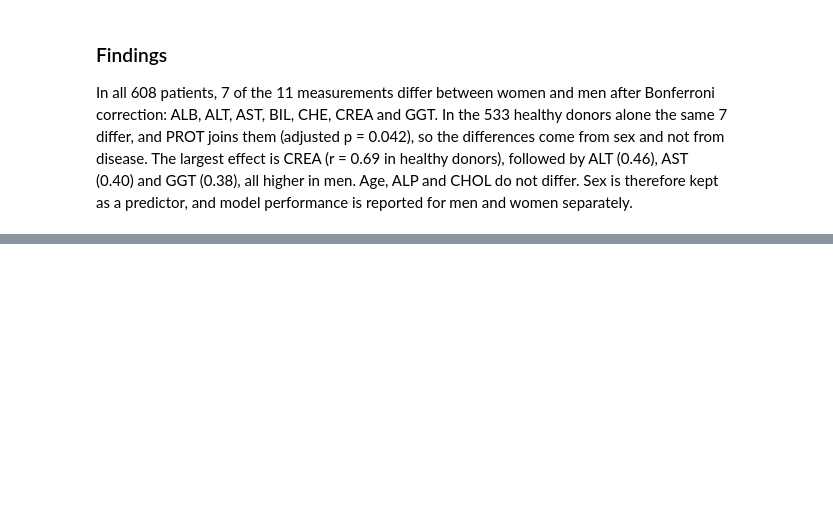
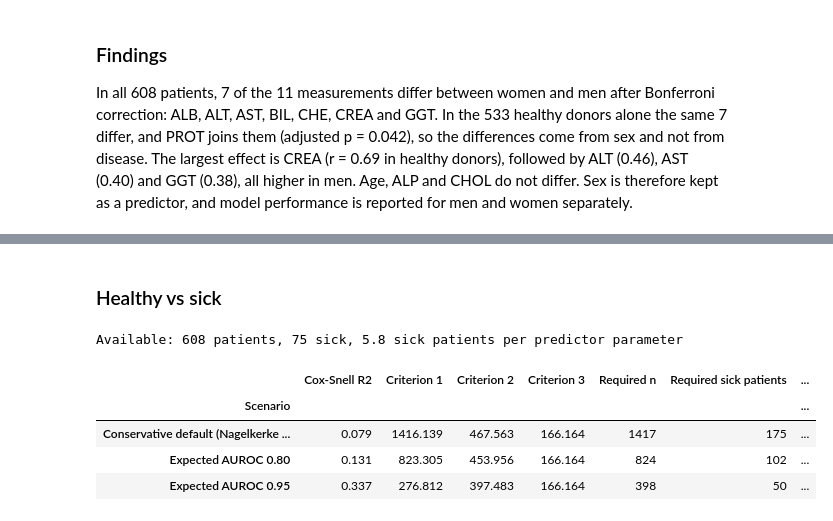
Before and after one commit to omaralhajjaj4-star/hcv-ML-DS-project, a Jupyter notebook: stats.ipynb, the cells around one changed output, grey strips where cells are left out. Drawn from its saved outputs; the diff is of its cells as text; code cells hidden in the pictures; blank space fills up the shorter version.

```diff
--- a/stats.ipynb
+++ b/stats.ipynb
@@ -369,0 +420,32 @@ In all 608 patients, 7 of the 11 measurements differ between women and men after
+# %% [markdown]
+### Healthy vs sick
+# %%
+# healthy vs sick: 75 sick patients among 608 (prevalence 0.123).
+# No published AUROC exists for a comparable model in the same population,
+# so the conservative default of Riley et al. (2020) is used: an expected
+# Nagelkerke R-squared of 0.15, i.e. Cox-Snell R-squared = 0.15 x maximum.
+# As a check, the R-squared implied by AUROCs of 0.80 and 0.95 is also used
+n_total, n_sick = 608, 75
+phi = n_sick / n_total
+scenarios = {
+    "Conservative default (Nagelkerke 0.15)": 0.15 * max_r2_cs(phi),
+    "Expected AUROC 0.80": r2_cs_from_auroc(0.80, phi),
+    "Expected AUROC 0.95": r2_cs_from_auroc(0.95, phi),
+}
+rows = []
+for name, r2 in scenarios.items():
+    result = riley_binary(phi, r2)
+    rows.append({"Scenario": name, "Cox-Snell R2": round(r2, 3), **result,
+                 "Required sick patients": int(np.ceil(result["Required n"] * phi)),
+                 "Events per predictor needed": round(result["Required n"] * phi / P, 1)})
+binary_size = pd.DataFrame(rows).set_index("Scenario").round(3)
+print(f"Available: {n_total} patients, {n_sick} sick, "
+      f"{n_sick / P:.1f} sick patients per predictor parameter")
+binary_size
+# %% [output]
+Available: 608 patients, 75 sick, 5.8 sick patients per predictor parameter
+|  | Cox-Snell R2 | Criterion 1 | Criterion 2 | Criterion 3 | Required n | Required sick patients | ... |
+| Scenario |  |  |  |  |  |  | ... |
+| Conservative default (Nagelkerke ... | 0.079 | 1416.139 | 467.563 | 166.164 | 1417 | 175 | ... |
+| Expected AUROC 0.80 | 0.131 | 823.305 | 453.956 | 166.164 | 824 | 102 | ... |
+| Expected AUROC 0.95 | 0.337 | 276.812 | 397.483 | 166.164 | 398 | 50 | ... |
```
Also changed, not shown: parts of 6 cells of this notebook, 4 other files.
